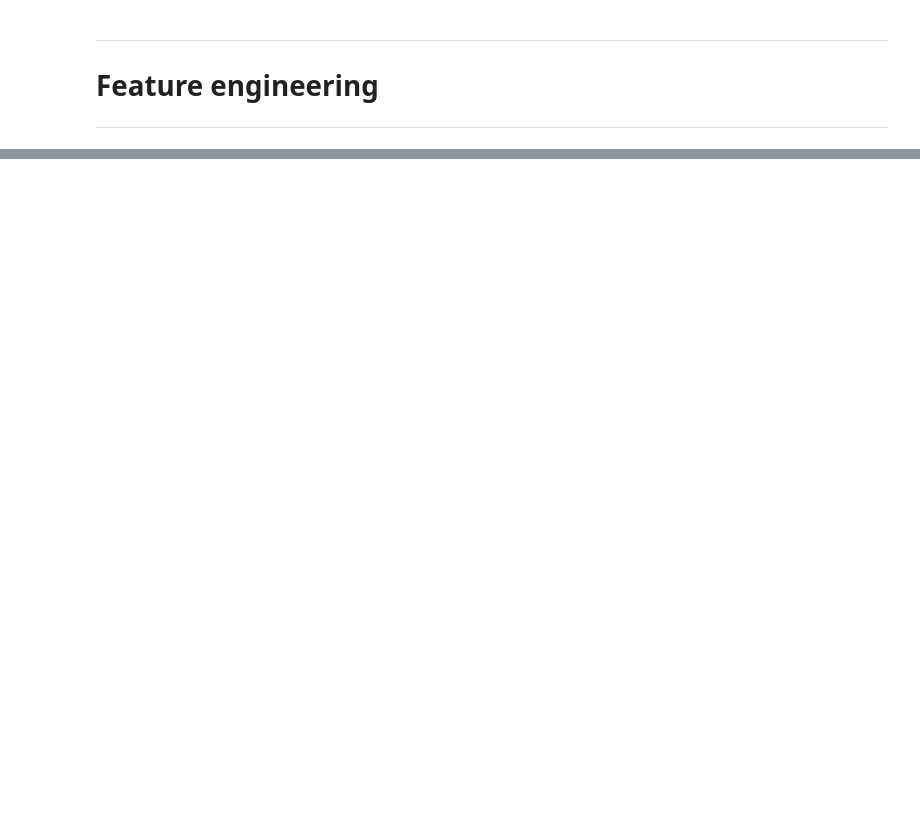
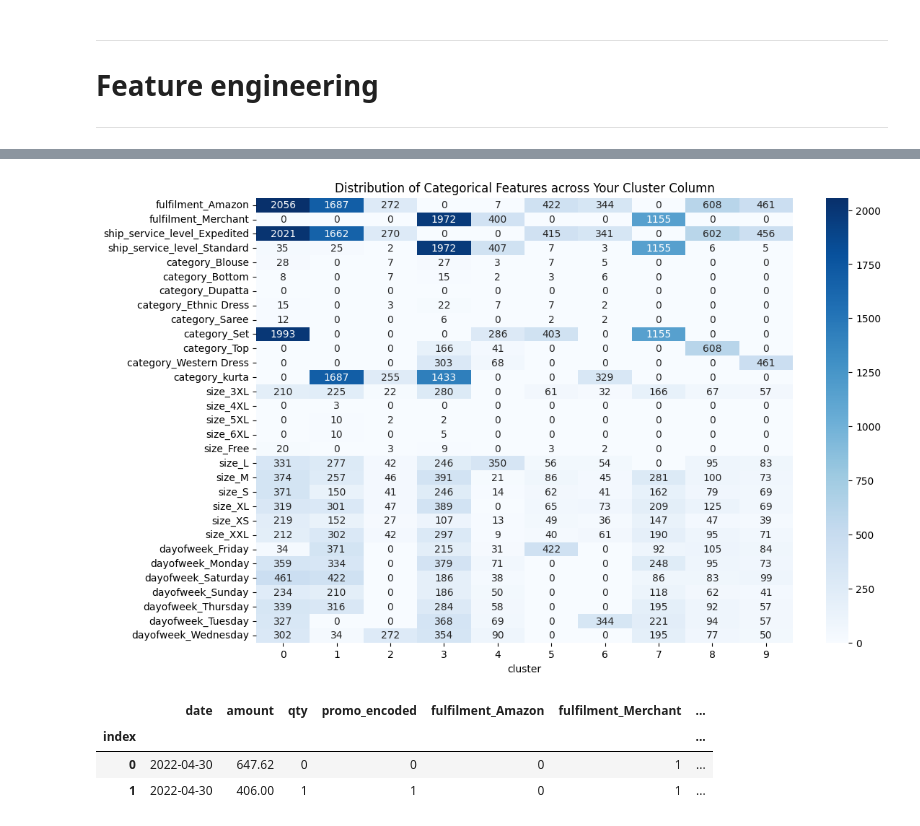
Before and after one commit to caseguin/Clustering, a Jupyter notebook: cas_crak.ipynb, the cells around one changed output, grey strips where cells are left out. Cells and saved outputs as stored; diff of their text form; code cells hidden in the pictures; blank space fills up the shorter version.

```diff
--- a/cas_crak.ipynb
+++ b/cas_crak.ipynb
@@ -502,0 +472,4 @@ Name: DayOfWeekName, dtype: object
+# %%
+# Day of the week
+sale_report_na['dayofweek'] = sale_report_na['date'].dt.day_name()
+sale_report_na.head(2)
@@ -502,0 +587,36 @@ Name: DayOfWeekName, dtype: object
+# %%
+import pandas as pd
+import seaborn as sns
+import matplotlib.pyplot as plt
+
+# Sample data, replace this with your actual data
+# test_data = your_actual_data_here
+
+# Select columns for the heatmap
+heatmap_columns = ['cluster', 'fulfilment_Amazon', 'fulfilment_Merchant', 'ship_service_level_Expedited',
+                   'ship_service_level_Standard', 'category_Blouse', 'category_Bottom', 'category_Dupatta',
+                   'category_Ethnic Dress', 'category_Saree', 'category_Set', 'category_Top', 'category_Western Dress',
+                   'category_kurta', 'size_3XL', 'size_4XL', 'size_5XL', 'size_6XL', 'size_Free', 'size_L', 'size_M',
+                   'size_S', 'size_XL', 'size_XS', 'size_XXL', 'dayofweek_Friday', 'dayofweek_Monday',
+                   'dayofweek_Saturday', 'dayofweek_Sunday', 'dayofweek_Thursday', 'dayofweek_Tuesday',
+                   'dayofweek_Wednesday']
+
+# Assuming test_data is your dataset
+heatmap_data = test_data[heatmap_columns]
+
+# Group data and create the heatmap
+heatmap_grouped = heatmap_data.groupby('cluster').sum().T  # Transpose the dataframe
+plt.figure(figsize=(12, 8))
+sns.heatmap(heatmap_grouped, cmap='Blues', annot=True, fmt='d')
+plt.title('Distribution of Categorical Features across Your Cluster Column')
+plt.show()
+# %% [output]
+[figure, added]
+# %%
+merged_data = test_data.merge(postal_code.iloc[:1000], left_index=True, right_index=True)
+merged_data.head(2)
+# %% [output]
+|  | date | amount | qty | promo_encoded | fulfilment_Amazon | fulfilment_Merchant | ... |
+| index |  |  |  |  |  |  | ... |
+| 0 | 2022-04-30 | 647.62 | 0 | 0 | 0 | 1 | ... |
+| 1 | 2022-04-30 | 406.00 | 1 | 1 | 0 | 1 | ... |
```
Also changed, not shown: parts of 87 cells of this notebook, 12 other files.
